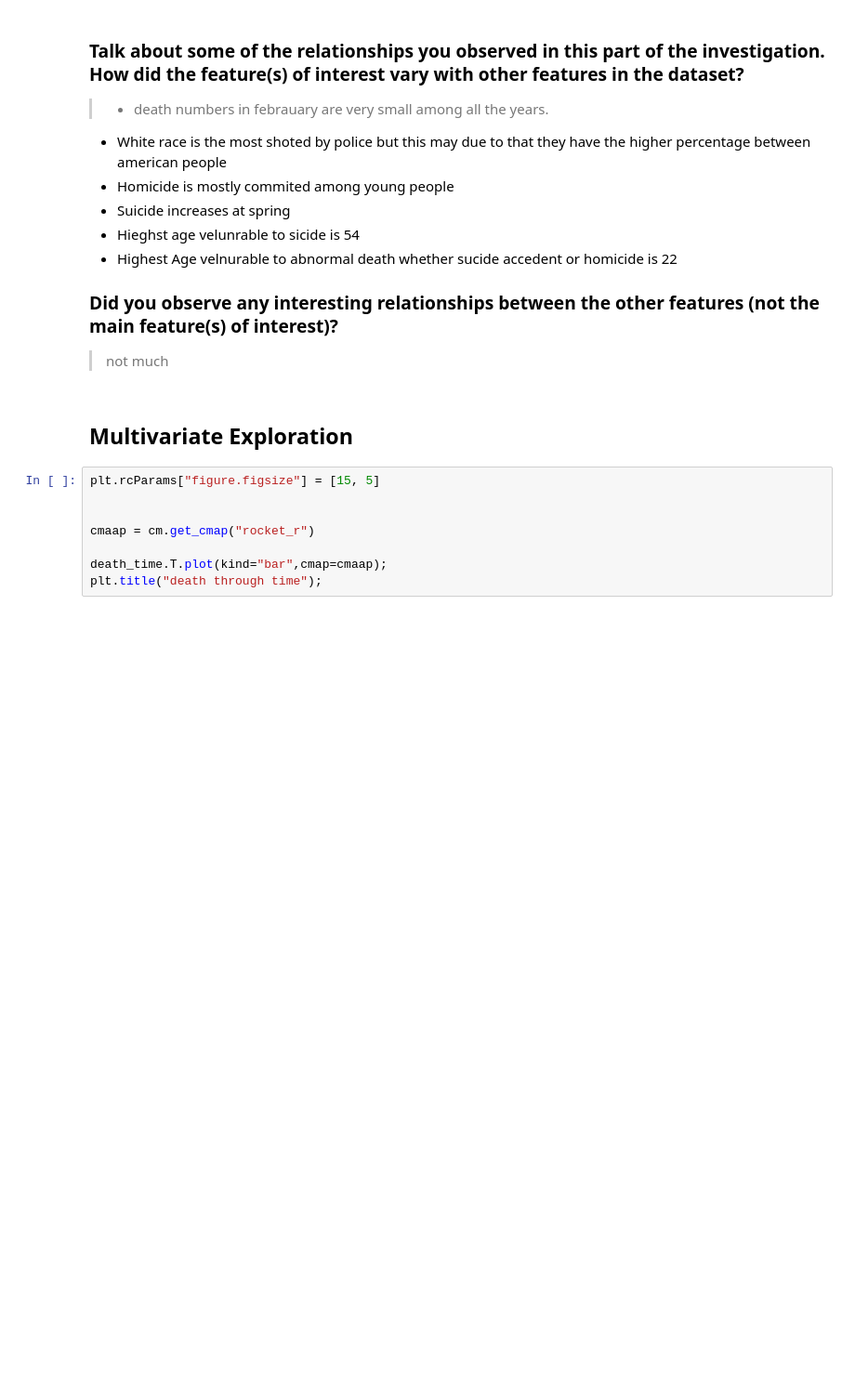
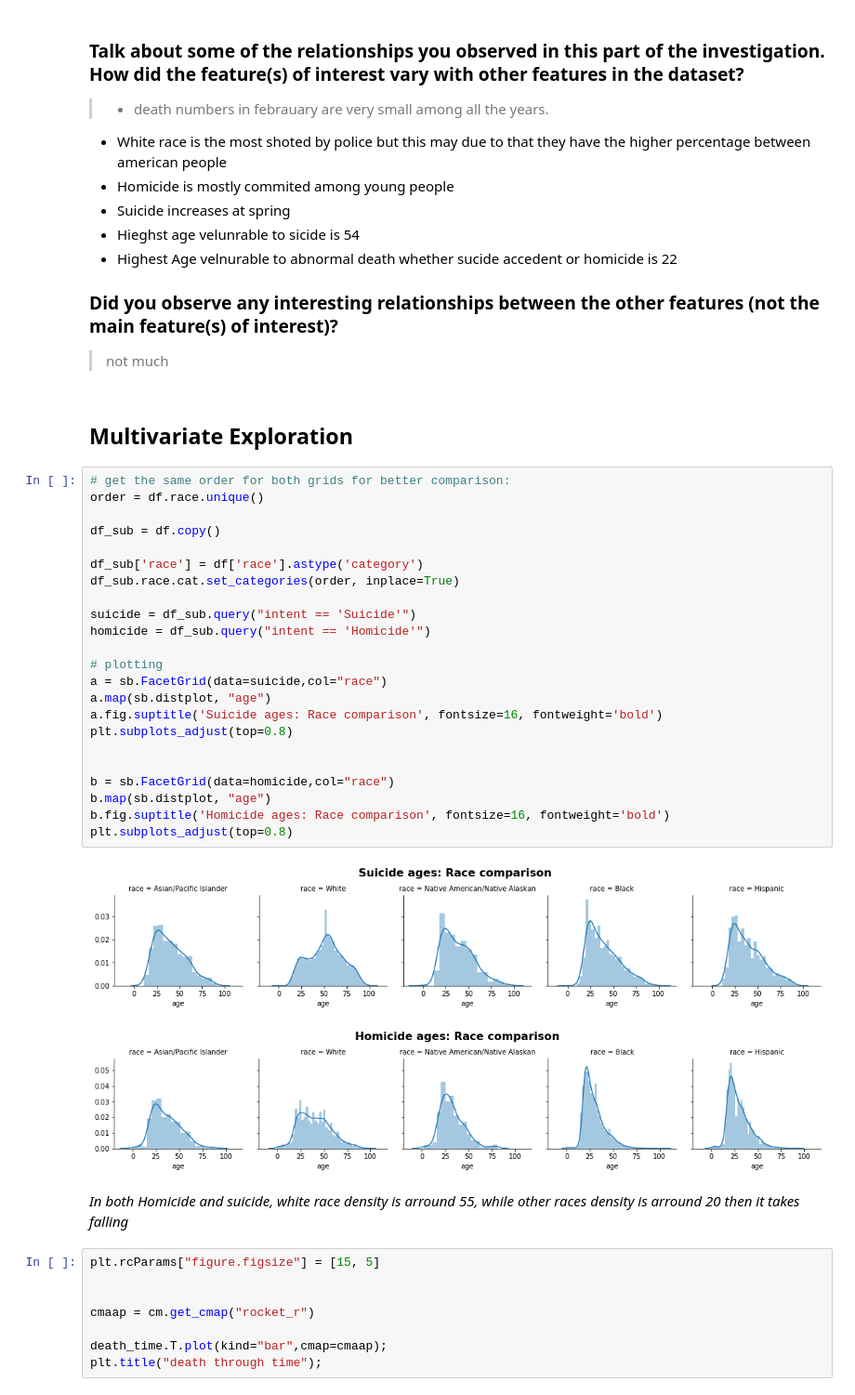
Before and after one commit to Mitso98/Exploratory-Data-Analysis_USA_death, a Jupyter notebook: exploration_template.ipynb, the cells around one changed output. Shown at 93% size. Cells and saved outputs as stored; diff of their text form; blank space fills up the shorter version.

```diff
--- a/exploration_template.ipynb
+++ b/exploration_template.ipynb
@@ -626,6 +627,34 @@ Text(0.5, 1.0, 'Suicide age distribution')
 > not much
 # %% [markdown]
 ## Multivariate Exploration
+# %%
+# get the same order for both grids for better comparison:
+order = df.race.unique()
+
+df_sub = df.copy()
+
+df_sub['race'] = df['race'].astype('category')
+df_sub.race.cat.set_categories(order, inplace=True)
+
+suicide = df_sub.query("intent == 'Suicide'")
+homicide = df_sub.query("intent == 'Homicide'")
+
+# plotting
+a = sb.FacetGrid(data=suicide,col="race")
+a.map(sb.distplot, "age")
+a.fig.suptitle('Suicide ages: Race comparison', fontsize=16, fontweight='bold')
+plt.subplots_adjust(top=0.8)
+
+
+b = sb.FacetGrid(data=homicide,col="race")
+b.map(sb.distplot, "age")
+b.fig.suptitle('Homicide ages: Race comparison', fontsize=16, fontweight='bold')
+plt.subplots_adjust(top=0.8)
+# %% [output]
+[figure, added]
+[figure, added]
+# %% [markdown]
+*In both Homicide and suicide, white race density is arround 55, while other races density is arround 20 then it takes falling*
 # %%
 plt.rcParams["figure.figsize"] = [15, 5]
 
```
Also changed, not shown: parts of 3 cells of this notebook, 6 other files.
